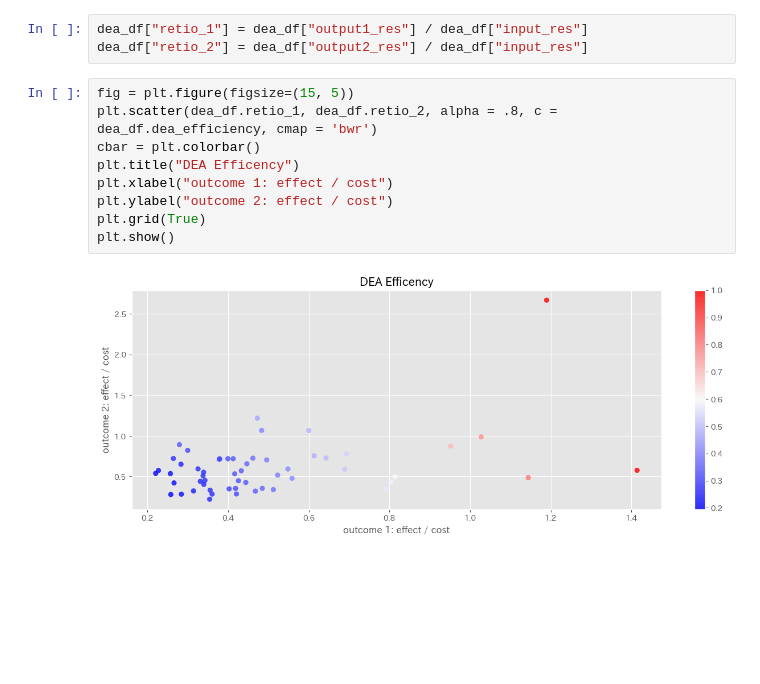
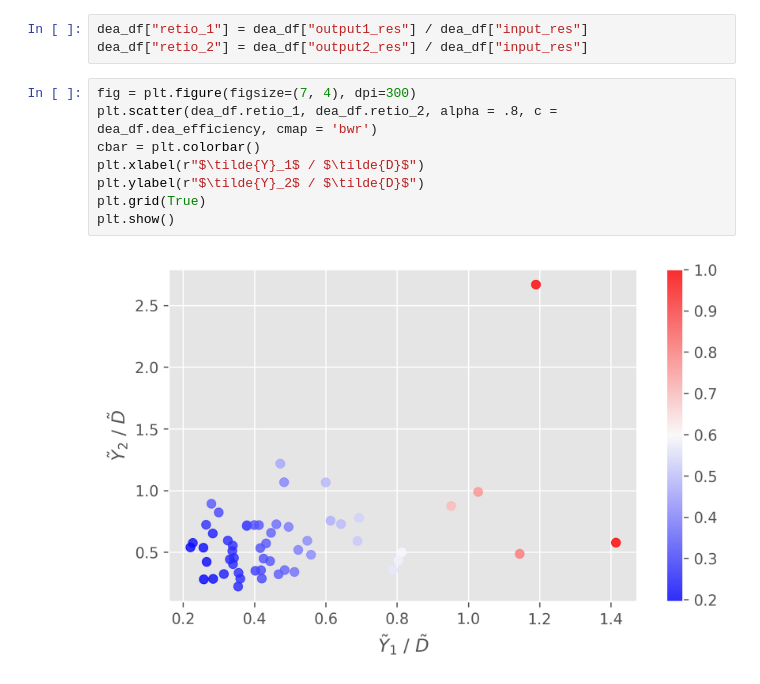
Before and after one commit to MasaAsami/ml-dae, a Jupyter notebook: notebooks/dml_dea.ipynb, the cells around one changed output. Cells and saved outputs as stored; diff of their text form; blank space fills up the shorter version.

Commit message:
[add] plot

```diff
--- a/notebooks/dml_dea.ipynb
+++ b/notebooks/dml_dea.ipynb
@@ -482,13 +470,12 @@ dea_df["dea_efficiency"] = dea.efficiency
 dea_df["retio_1"] = dea_df["output1_res"] / dea_df["input_res"]
 dea_df["retio_2"] = dea_df["output2_res"] / dea_df["input_res"]
 # %%
-fig = plt.figure(figsize=(15, 5))
+fig = plt.figure(figsize=(7, 4), dpi=300)
 plt.scatter(dea_df.retio_1, dea_df.retio_2, alpha = .8, c = dea_df.dea_efficiency, cmap = 'bwr')
 cbar = plt.colorbar()
-plt.title("DEA Efficency")
-plt.xlabel("outcome 1: effect / cost")
-plt.ylabel("outcome 2: effect / cost")
+plt.xlabel(r"$\tilde{Y}_1$ / $\tilde{D}$")
+plt.ylabel(r"$\tilde{Y}_2$ / $\tilde{D}$")
 plt.grid(True)
 plt.show()
 # %% [output]
-[figure, old version]
+[figure, new version]
```
Also changed, not shown: parts of 8 cells of this notebook.
